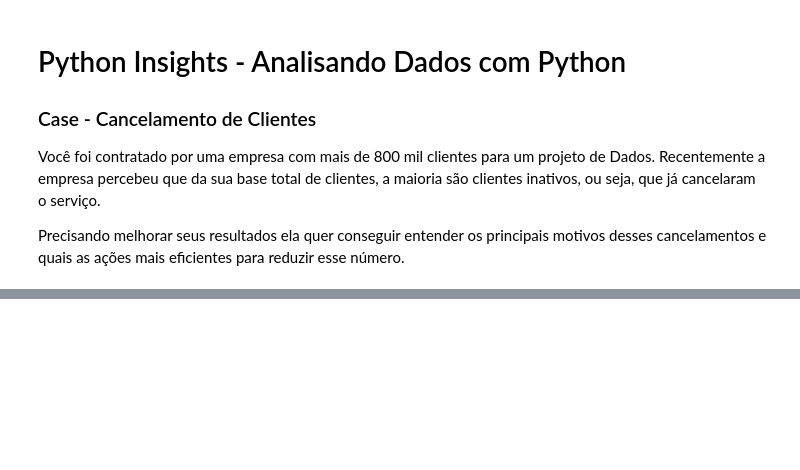
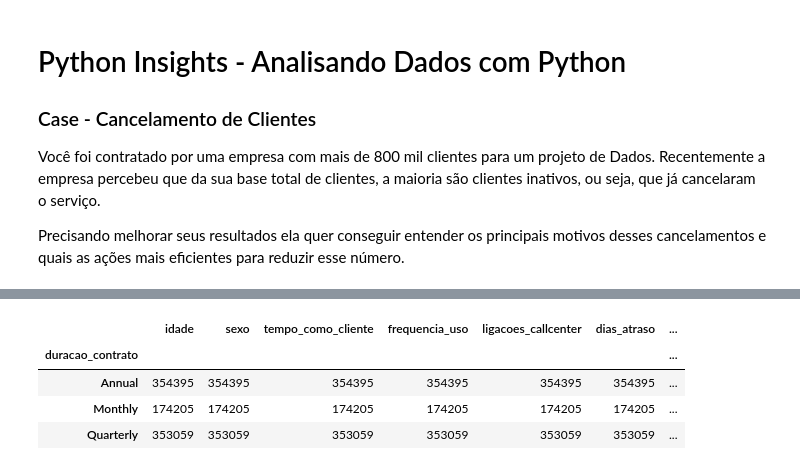
Before and after one commit to Jacqueline-dev/case-CancelamentoClientes, a Jupyter notebook: basecancelamentovendas.ipynb, the cells around one changed output, grey strips where cells are left out. Saved outputs shown, nothing was run; the diff lists cells and outputs as text; code cells hidden in the pictures; blank space fills up the shorter version.

```diff
--- a/basecancelamentovendas.ipynb
+++ b/basecancelamentovendas.ipynb
@@ -177,0 +123,8 @@ chart
+# %%
+display(tabela.groupby("duracao_contrato").count())
+# %% [output]
+|  | idade | sexo | tempo_como_cliente | frequencia_uso | ligacoes_callcenter | dias_atraso | ... |
+| duracao_contrato |  |  |  |  |  |  | ... |
+| Annual | 354395 | 354395 | 354395 | 354395 | 354395 | 354395 | ... |
+| Monthly | 174205 | 174205 | 174205 | 174205 | 174205 | 174205 | ... |
+| Quarterly | 353059 | 353059 | 353059 | 353059 | 353059 | 353059 | ... |
```
Also changed, not shown: parts of 8 cells of this notebook.
